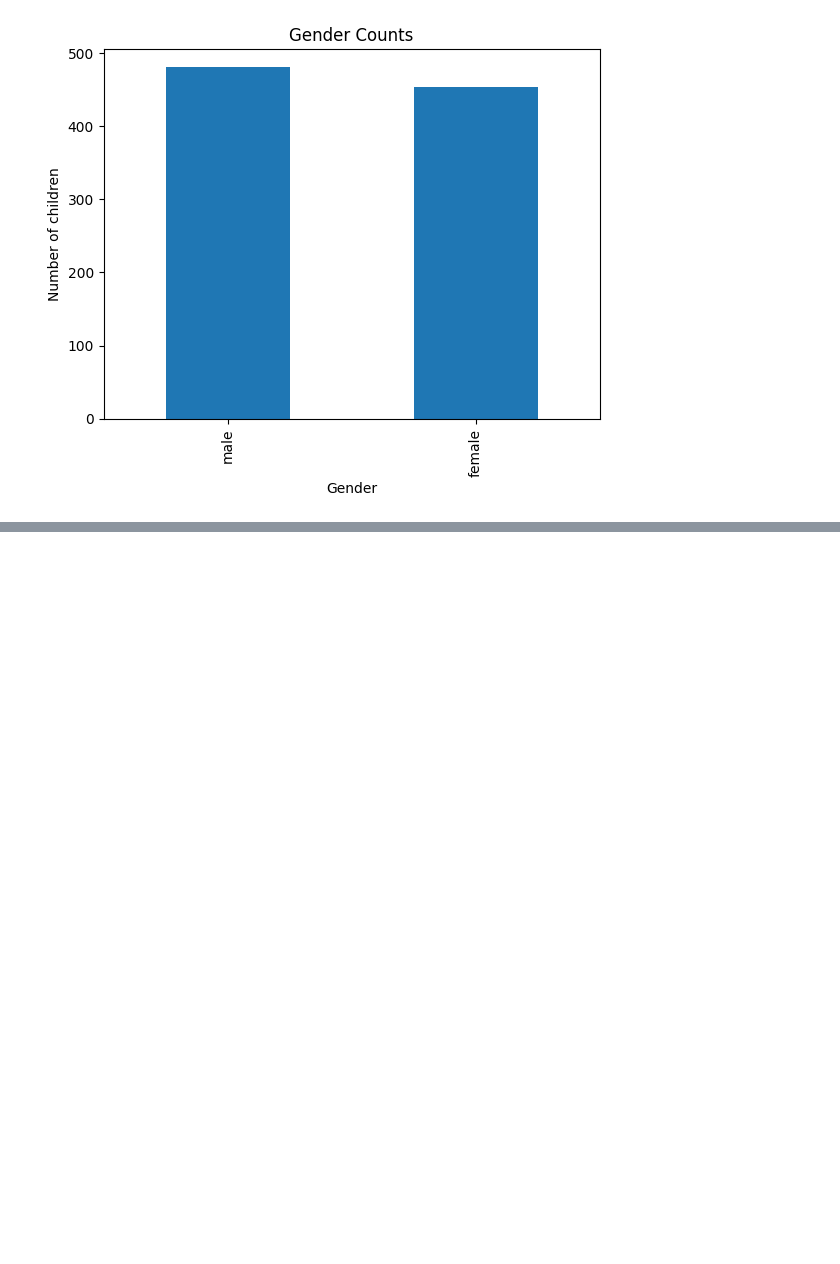
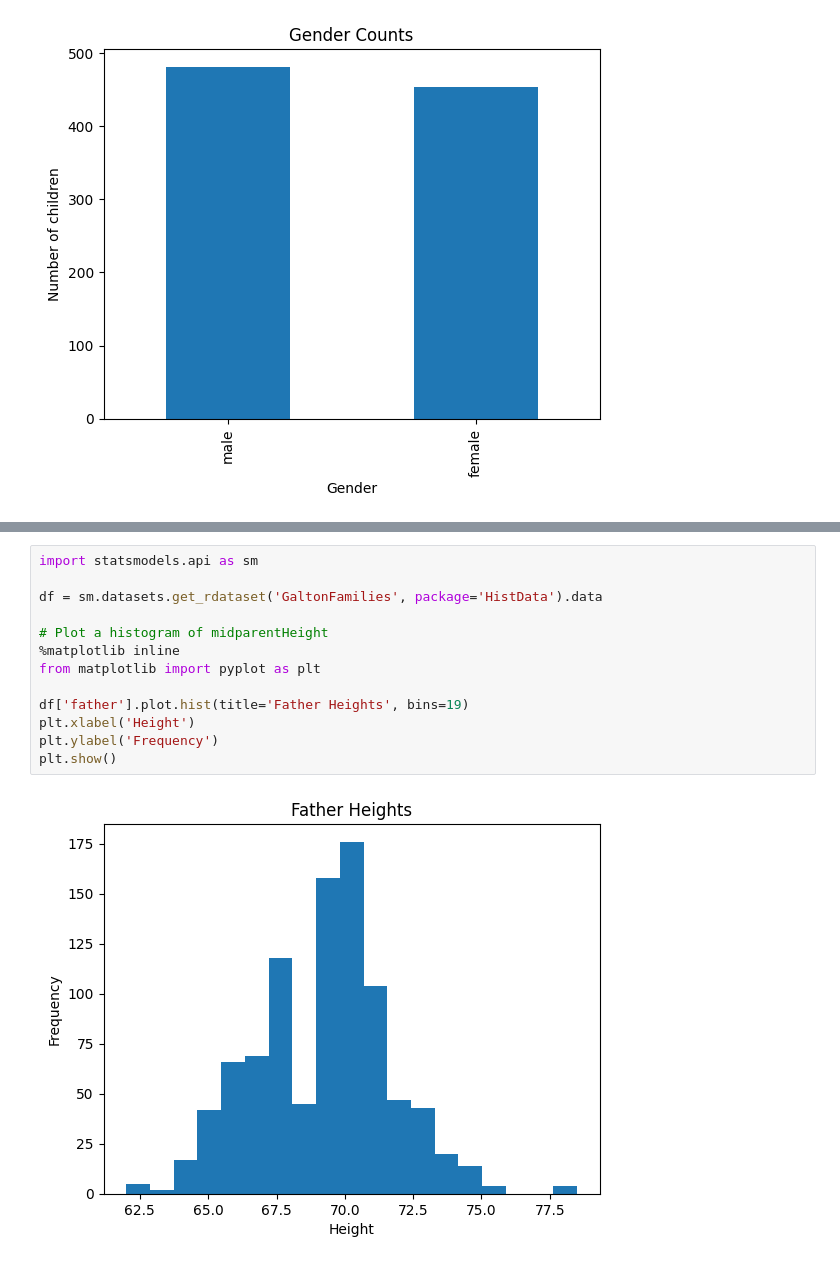
Before and after one commit to AdrianMarin1494/Study, a Jupyter notebook: Math for Machine Learning with Python/15 Data and Visualization.ipynb, the cells around one changed output, grey strips where cells are left out. Drawn from its saved outputs; the diff is of its cells as text; blank space fills up the shorter version.

```diff
--- a/Math for Machine Learning with Python/15 Data and Visualization.ipynb
+++ b/Math for Machine Learning with Python/15 Data and Visualization.ipynb
@@ -56,0 +74,15 @@ plt.show()
+# %%
+import statsmodels.api as sm
+
+df = sm.datasets.get_rdataset('GaltonFamilies', package='HistData').data
+
+# Plot a histogram of midparentHeight
+%matplotlib inline
+from matplotlib import pyplot as plt
+
+df['father'].plot.hist(title='Father Heights', bins=19)
+plt.xlabel('Height')
+plt.ylabel('Frequency')
+plt.show()
+# %% [output]
+[figure, added]
```
Also changed, not shown: parts of 4 cells of this notebook, 1 other file.
